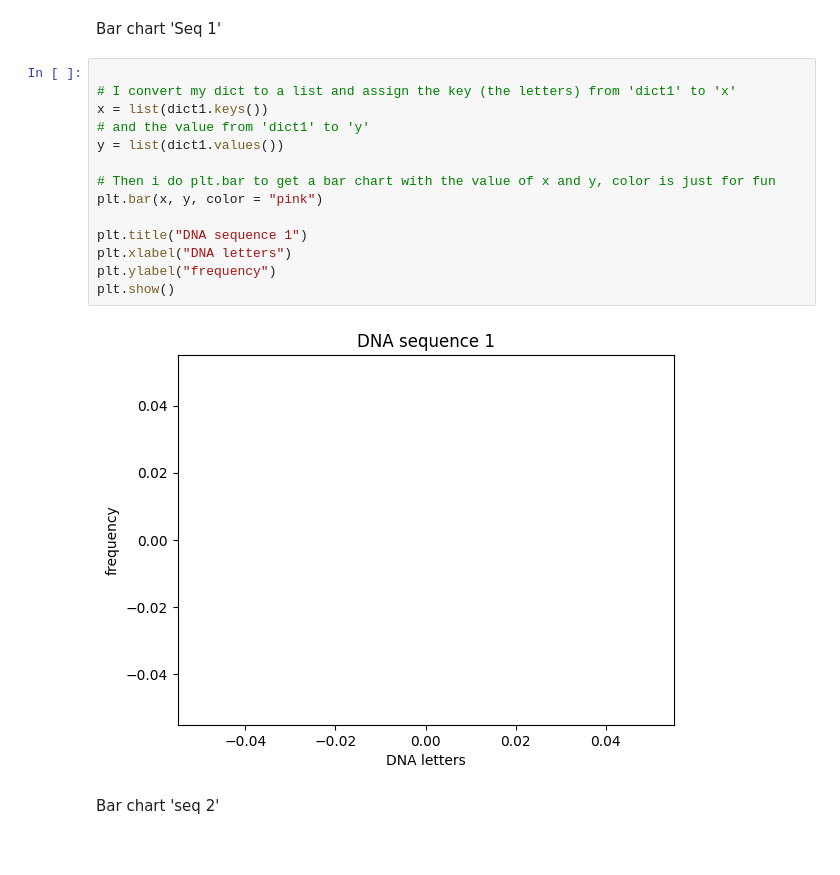
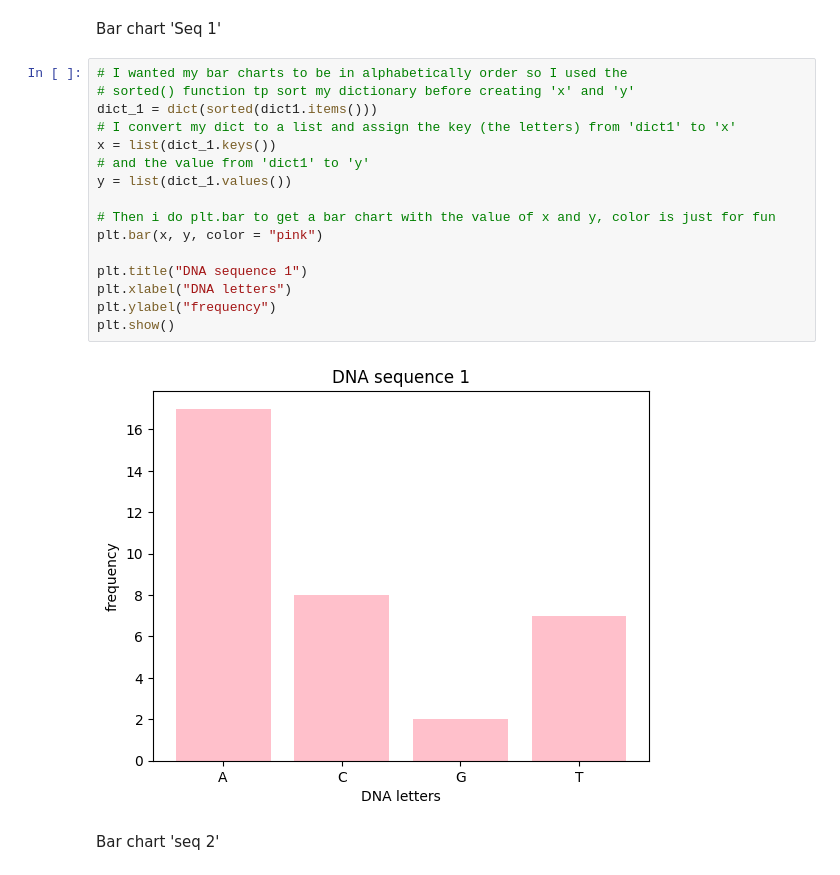
Before and after one commit to LisaYllander92/LAB1_Lisa_yllander_DE25, a Jupyter notebook: LAB_1.ipynb, the cells around one changed output. Drawn from its saved outputs; the diff is of its cells as text.

Commit message:
bars sorted alphabatically

```diff
--- a/LAB_1.ipynb
+++ b/LAB_1.ipynb
@@ -110,21 +113,23 @@ AttributeError: 'dict' object has no attribute 'sort'
 # %% [markdown]
 Bar chart 'Seq 1'
 # %%
-
+# I wanted my bar charts to be in alphabetically order so I used the
+# sorted() function tp sort my dictionary before creating 'x' and 'y'
+dict_1 = dict(sorted(dict1.items()))
 # I convert my dict to a list and assign the key (the letters) from 'dict1' to 'x'
-x = list(dict1.keys())
+x = list(dict_1.keys())
 # and the value from 'dict1' to 'y'
-y = list(dict1.values())
+y = list(dict_1.values())
 
 # Then i do plt.bar to get a bar chart with the value of x and y, color is just for fun
 plt.bar(x, y, color = "pink")
 
 plt.title("DNA sequence 1")
 plt.xlabel("DNA letters")
 plt.ylabel("frequency")
 plt.show()
 # %% [output]
-[figure, old version]
+[figure, new version]
 # %% [markdown]
 Bar chart 'seq 2'
 # %%
```
Also changed, not shown: parts of 4 cells of this notebook.
